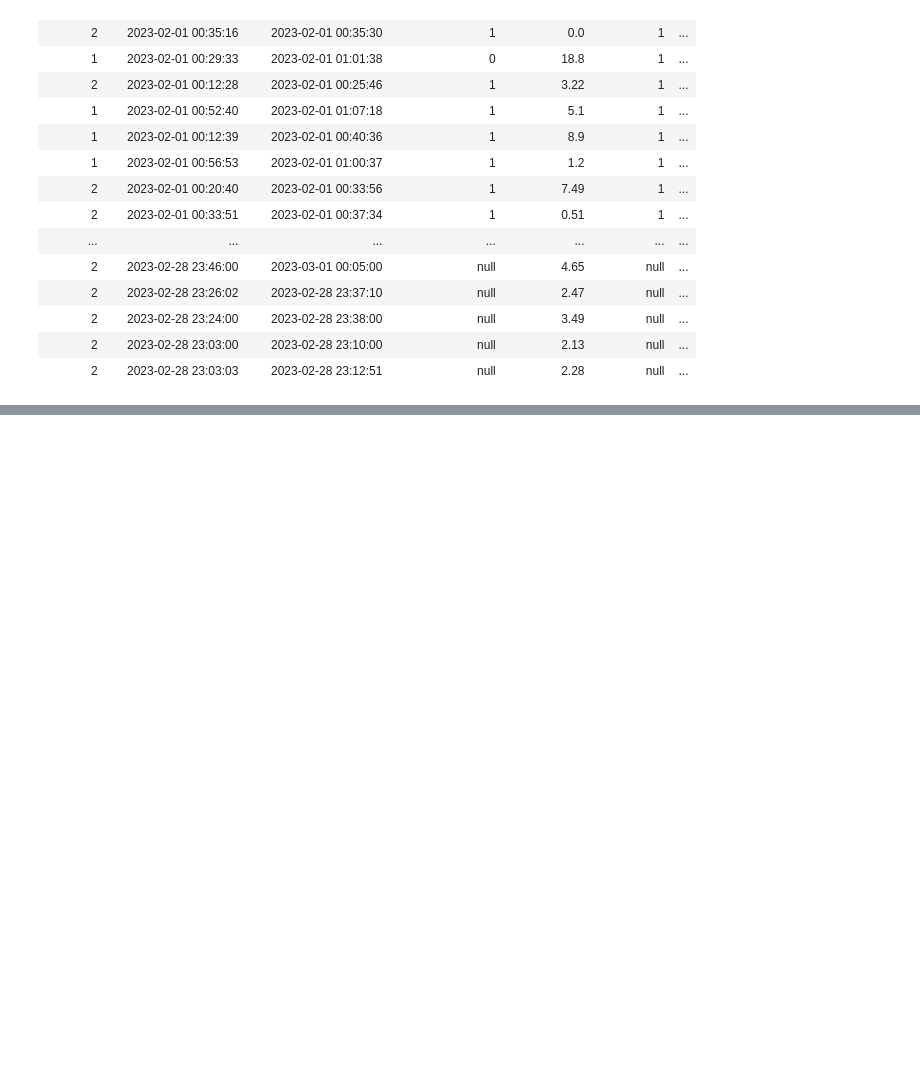
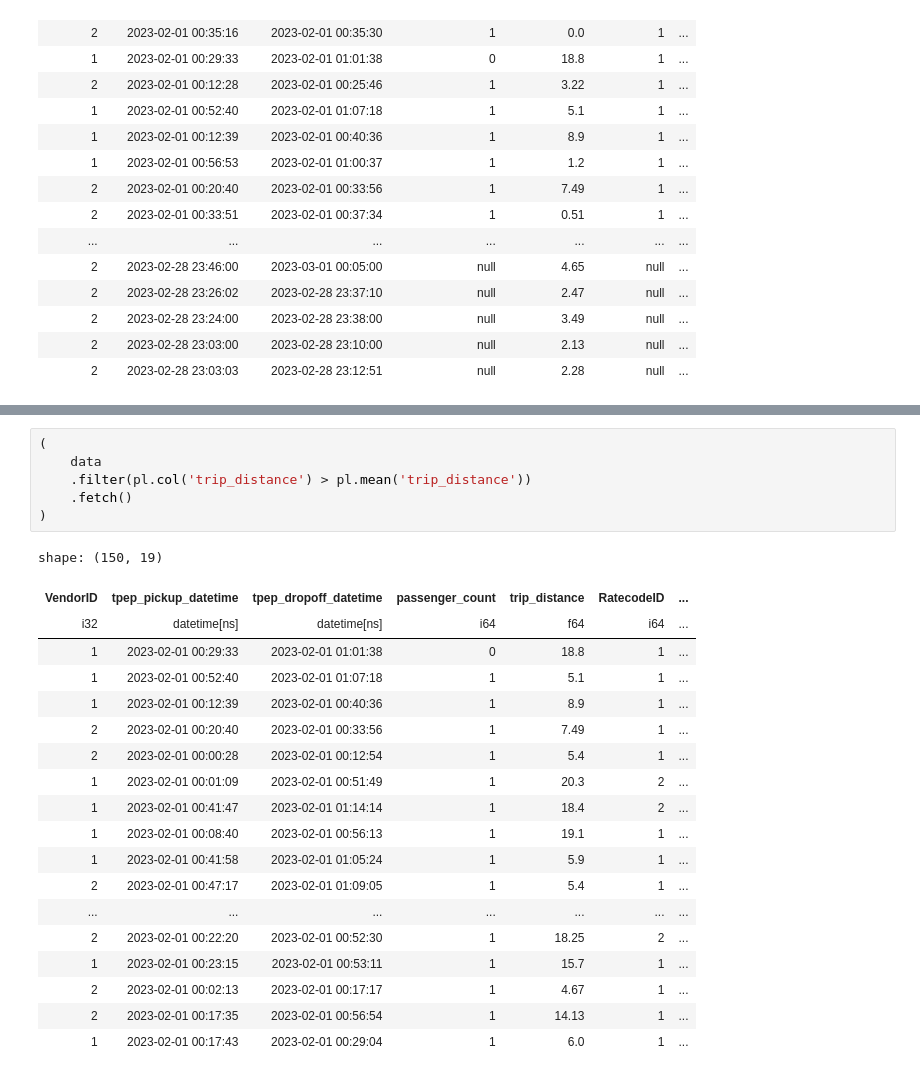
Before and after one commit to dariashcherbakovaaa/MA_DSE_Unimi, a Jupyter notebook: polars_workshop.ipynb, the cells around one changed output, grey strips where cells are left out. Drawn from its saved outputs; the diff is of its cells as text; blank space fills up the shorter version.

```diff
--- a/polars_workshop.ipynb
+++ b/polars_workshop.ipynb
@@ -54,0 +462,26 @@ shape: (2_913_955, 19)
+# %%
+(
+    data
+    .filter(pl.col('trip_distance') > pl.mean('trip_distance'))
+    .fetch()
+)
+# %% [output]
+shape: (150, 19)
+| VendorID | tpep_pickup_datetime | tpep_dropoff_datetime | passenger_count | trip_distance | RatecodeID | ... |
+| i32 | datetime[ns] | datetime[ns] | i64 | f64 | i64 | ... |
+| 1 | 2023-02-01 00:29:33 | 2023-02-01 01:01:38 | 0 | 18.8 | 1 | ... |
+| 1 | 2023-02-01 00:52:40 | 2023-02-01 01:07:18 | 1 | 5.1 | 1 | ... |
+| 1 | 2023-02-01 00:12:39 | 2023-02-01 00:40:36 | 1 | 8.9 | 1 | ... |
+| 2 | 2023-02-01 00:20:40 | 2023-02-01 00:33:56 | 1 | 7.49 | 1 | ... |
+| 2 | 2023-02-01 00:00:28 | 2023-02-01 00:12:54 | 1 | 5.4 | 1 | ... |
+| 1 | 2023-02-01 00:01:09 | 2023-02-01 00:51:49 | 1 | 20.3 | 2 | ... |
+| 1 | 2023-02-01 00:41:47 | 2023-02-01 01:14:14 | 1 | 18.4 | 2 | ... |
+| 1 | 2023-02-01 00:08:40 | 2023-02-01 00:56:13 | 1 | 19.1 | 1 | ... |
+| 1 | 2023-02-01 00:41:58 | 2023-02-01 01:05:24 | 1 | 5.9 | 1 | ... |
+| 2 | 2023-02-01 00:47:17 | 2023-02-01 01:09:05 | 1 | 5.4 | 1 | ... |
+| ... | ... | ... | ... | ... | ... | ... |
+| 2 | 2023-02-01 00:22:20 | 2023-02-01 00:52:30 | 1 | 18.25 | 2 | ... |
+| 1 | 2023-02-01 00:23:15 | 2023-02-01 00:53:11 | 1 | 15.7 | 1 | ... |
+| 2 | 2023-02-01 00:02:13 | 2023-02-01 00:17:17 | 1 | 4.67 | 1 | ... |
+| 2 | 2023-02-01 00:17:35 | 2023-02-01 00:56:54 | 1 | 14.13 | 1 | ... |
+| 1 | 2023-02-01 00:17:43 | 2023-02-01 00:29:04 | 1 | 6.0 | 1 | ... |
```
Also changed, not shown: parts of 30 cells of this notebook.
